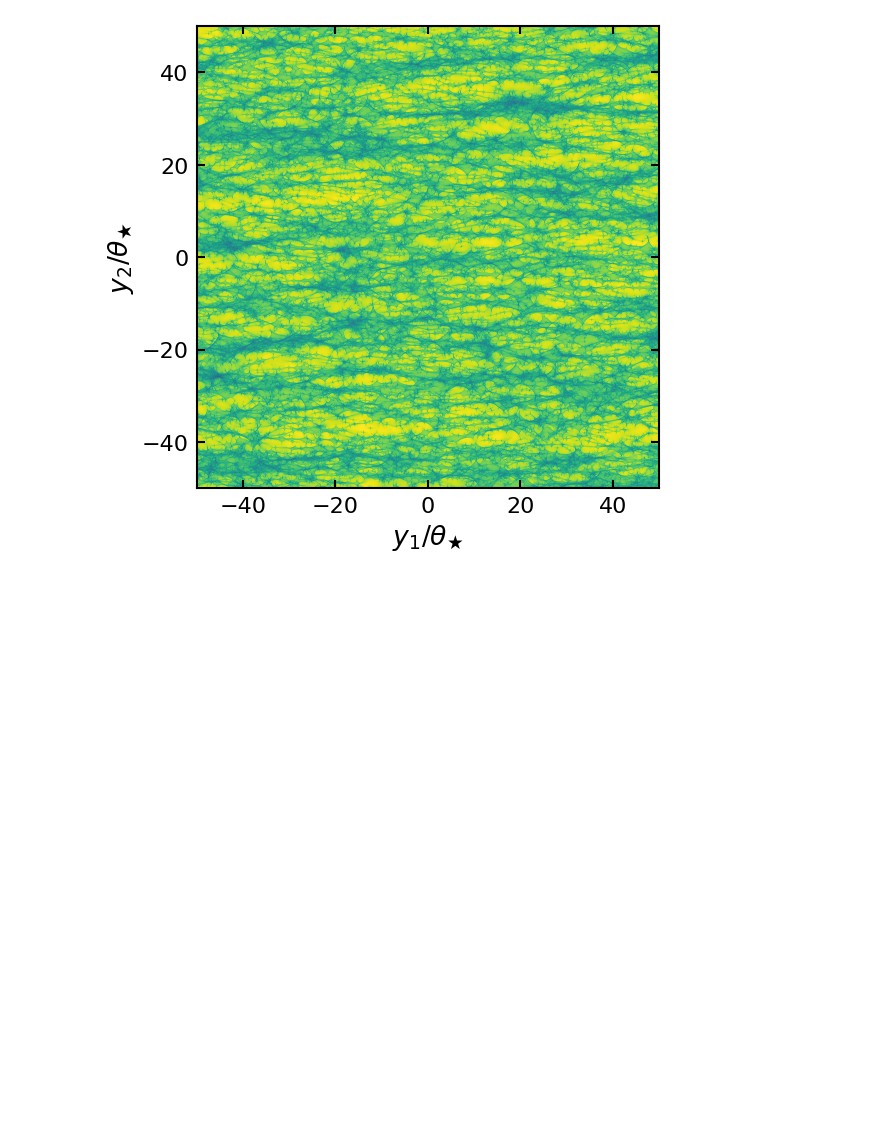
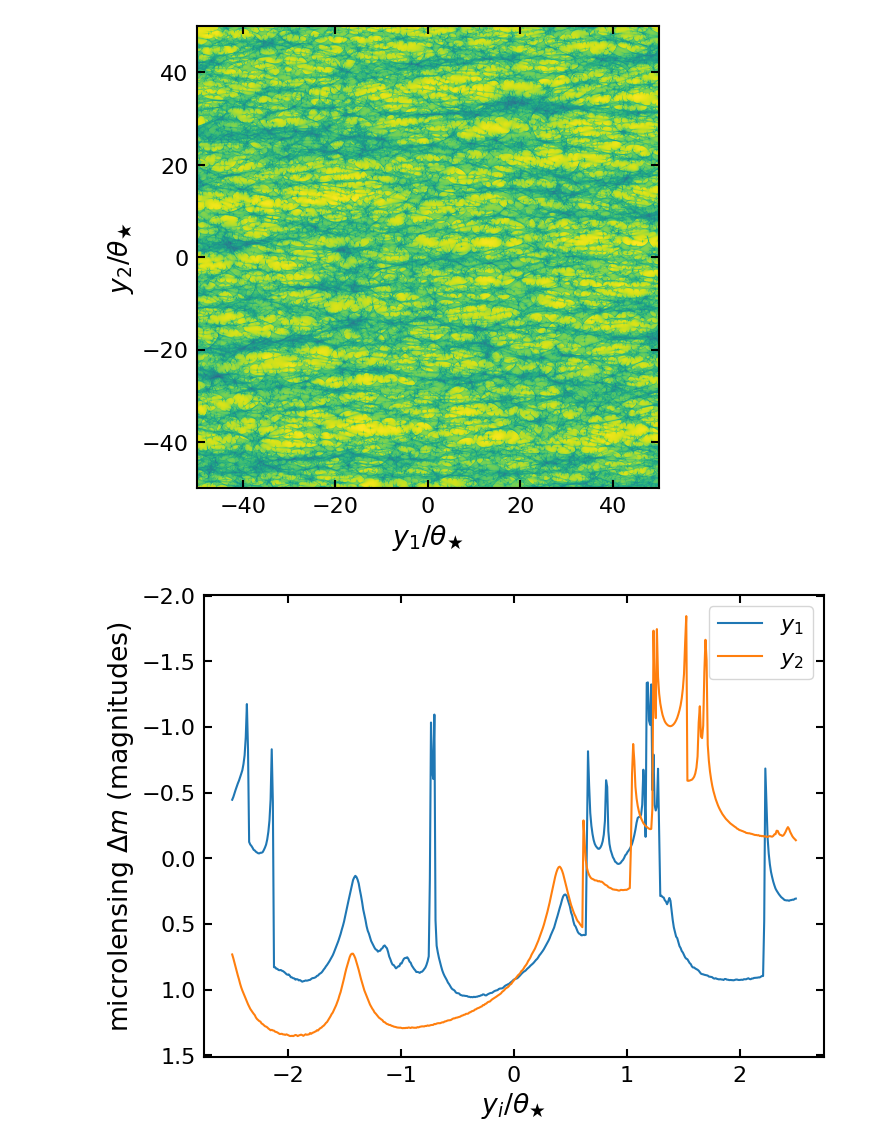
Before and after one commit to weisluke/irs, a Jupyter notebook: view_output.ipynb, the cells around one changed output. Drawn from its saved outputs; the diff is of its cells as text; code cells hidden in the pictures; blank space fills up the shorter version.

```diff
--- a/view_output.ipynb
+++ b/view_output.ipynb
@@ -87,6 +87,36 @@ ax.set_aspect(1)
 plt.show()
 # %% [output]
 [figure]
+# %%
+fig, ax = plt.subplots()
+
+y1, step = np.linspace(params['center_y1'] - params['half_length_y1'],
+                       params['center_y1'] + params['half_length_y1'],
+                       params['num_pixels_y1'],
+                       endpoint = False, retstep=True)
+y1 += step/2
+
+y2, step = np.linspace(params['center_y2'] - params['half_length_y2'],
+                       params['center_y2'] + params['half_length_y2'],
+                       params['num_pixels_y2'],
+                       endpoint = False, retstep=True)
+y2 += step/2
+
+where = slice(4750,5250)
+
+ax.plot(y1[where], mags[100, where], label = '$y_1$')
+ax.plot(y2[where], mags[where, 100], label = '$y_2$')
+
+ax.legend()
+
+ax.set_xlabel('$y_i / \\theta_★$')
+ax.set_ylabel('microlensing $\\Delta m$ (magnitudes)')
+
+ax.invert_yaxis()
+
+plt.show()
+# %% [output]
+[figure, added]
 # %%
 # magnification
 if is_ipm:
```
Also changed, not shown: parts of 2 cells of this notebook.
